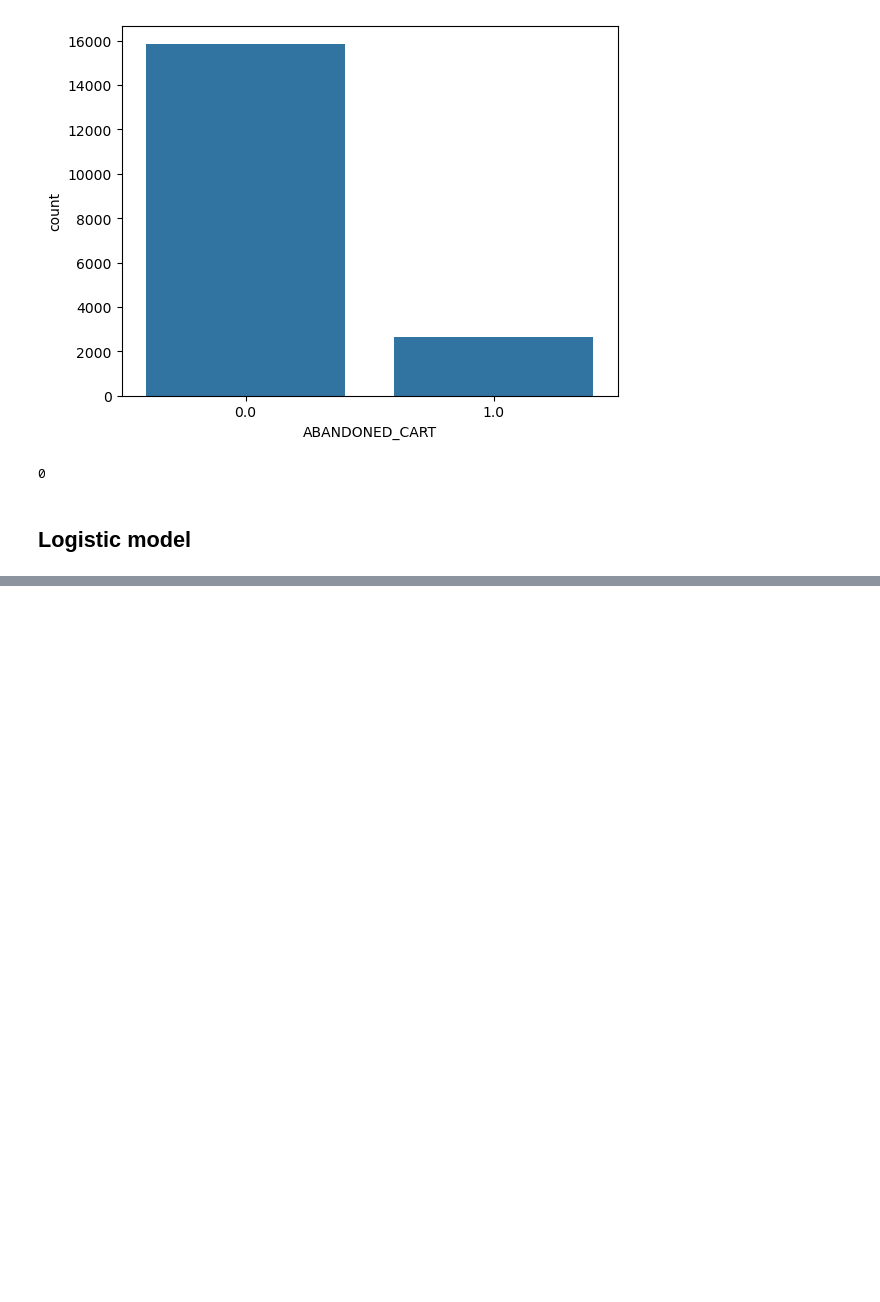
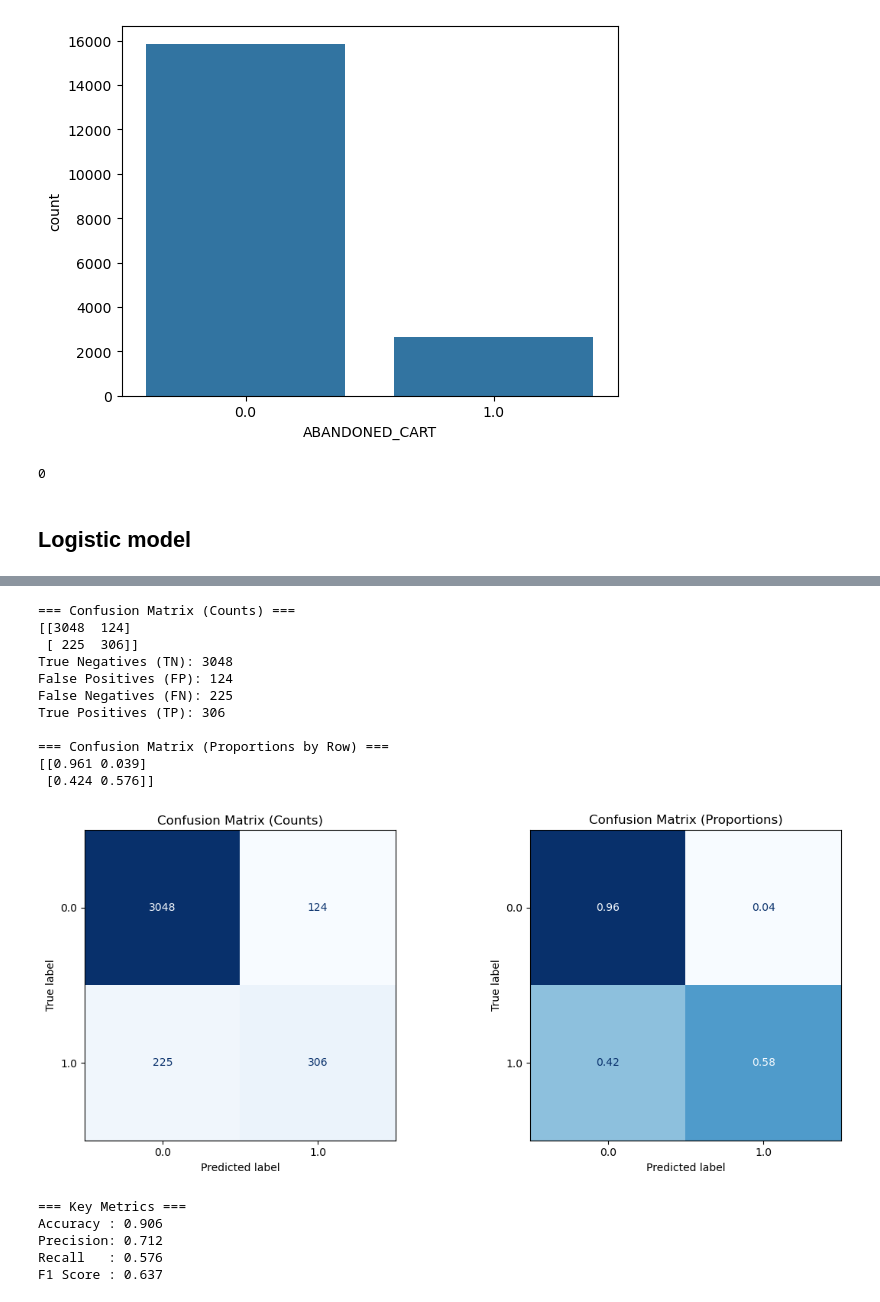
Before and after one commit to Hungagainagainagain/Swire-Cocacola-Capstone, a Jupyter notebook: modeling_new_logic copy 2.ipynb, the cells around one changed output, grey strips where cells are left out. Saved outputs shown, nothing was run; the diff lists cells and outputs as text; code cells hidden in the pictures; blank space fills up the shorter version.

```diff
--- a/modeling_new_logic copy 2.ipynb
+++ b/modeling_new_logic copy 2.ipynb
@@ -710,3 +708,65 @@ weighted avg       0.89      0.90      0.89      3703
+# %%
+from sklearn.metrics import confusion_matrix, ConfusionMatrixDisplay, accuracy_score, precision_score, recall_score, f1_score
+import matplotlib.pyplot as plt
+import numpy as np
+
+# 1️⃣ Compute confusion matrix (counts)
+cm = confusion_matrix(y_test, y_pred)
+tn, fp, fn, tp = cm.ravel()
+
+print("=== Confusion Matrix (Counts) ===")
+print(cm)
+print(f"True Negatives (TN): {tn}")
+print(f"False Positives (FP): {fp}")
+print(f"False Negatives (FN): {fn}")
+print(f"True Positives (TP): {tp}")
+
+# 2️⃣ Compute normalized (proportion per true class)
+cm_norm = confusion_matrix(y_test, y_pred, normalize='true')
+
+print("\n=== Confusion Matrix (Proportions by Row) ===")
+print(np.round(cm_norm, 3))
+
+# 3️⃣ Display side-by-side plots
+fig, axes = plt.subplots(1, 2, figsize=(12, 5))
+
+# Left: Raw counts
+disp1 = ConfusionMatrixDisplay(confusion_matrix=cm, display_labels=pipeline.classes_)
+disp1.plot(ax=axes[0], cmap='Blues', values_format='d', colorbar=False)
+axes[0].set_title("Confusion Matrix (Counts)")
+
+# Right: Normalized proportions
+disp2 = ConfusionMatrixDisplay(confusion_matrix=cm_norm, display_labels=pipeline.classes_)
+disp2.plot(ax=axes[1], cmap='Blues', values_format='.2f', colorbar=False)
+axes[1].set_title("Confusion Matrix (Proportions)")
+
+plt.tight_layout()
+plt.show()
+
+# 4️⃣ (Optional) Print metrics for reference
+print("\n=== Key Metrics ===")
+print(f"Accuracy : {accuracy_score(y_test, y_pred):.3f}")
+print(f"Precision: {precision_score(y_test, y_pred):.3f}")
+print(f"Recall   : {recall_score(y_test, y_pred):.3f}")
+print(f"F1 Score : {f1_score(y_test, y_pred):.3f}")
+# %% [output]
+=== Confusion Matrix (Counts) ===
+[[3048  124]
+ [ 225  306]]
+True Negatives (TN): 3048
+False Positives (FP): 124
+False Negatives (FN): 225
+True Positives (TP): 306
+
+=== Confusion Matrix (Proportions by Row) ===
+[[0.961 0.039]
+ [0.424 0.576]]
+[figure, added]
+=== Key Metrics ===
+Accuracy : 0.906
+Precision: 0.712
+Recall   : 0.576
+F1 Score : 0.637
 # %%
 # ===== 4) Coefficients + Odds Ratios (interpretable) =====
 pre = pipeline.named_steps["prep"]
```
Also changed, not shown: parts of 4 cells of this notebook, 1 other file.
